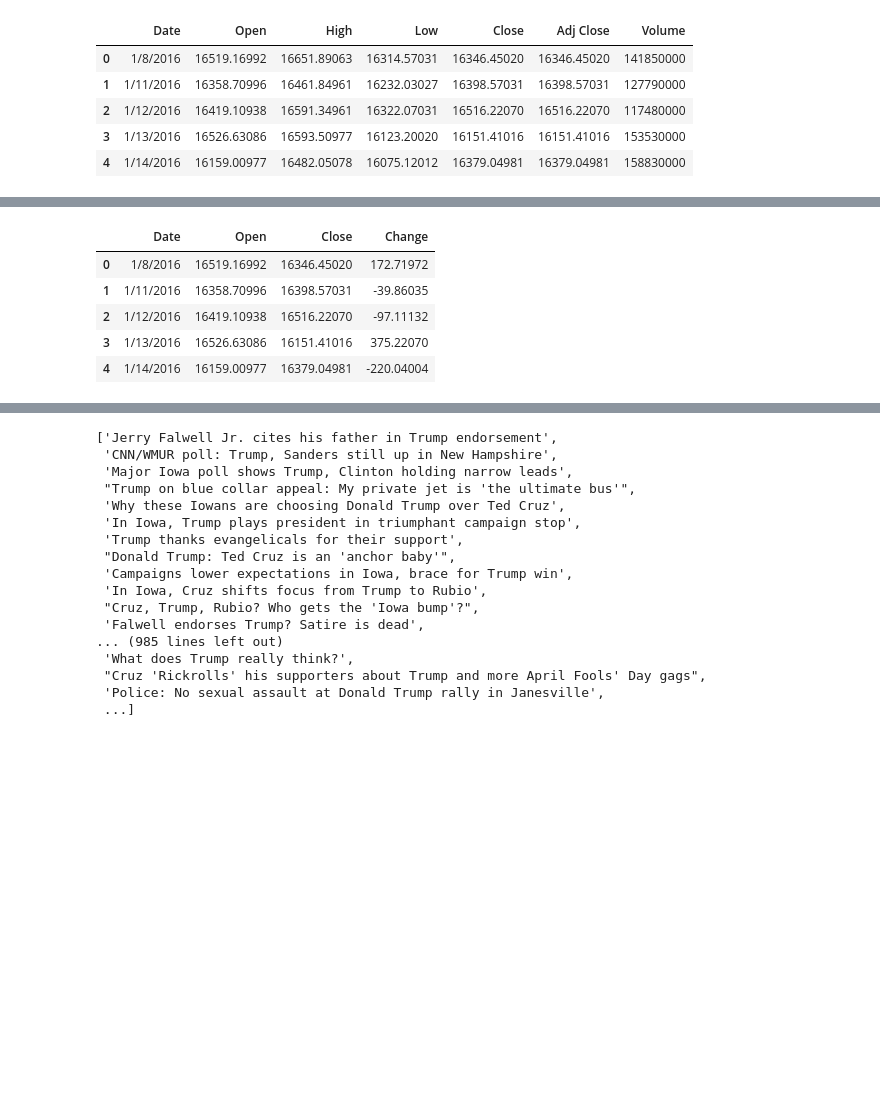
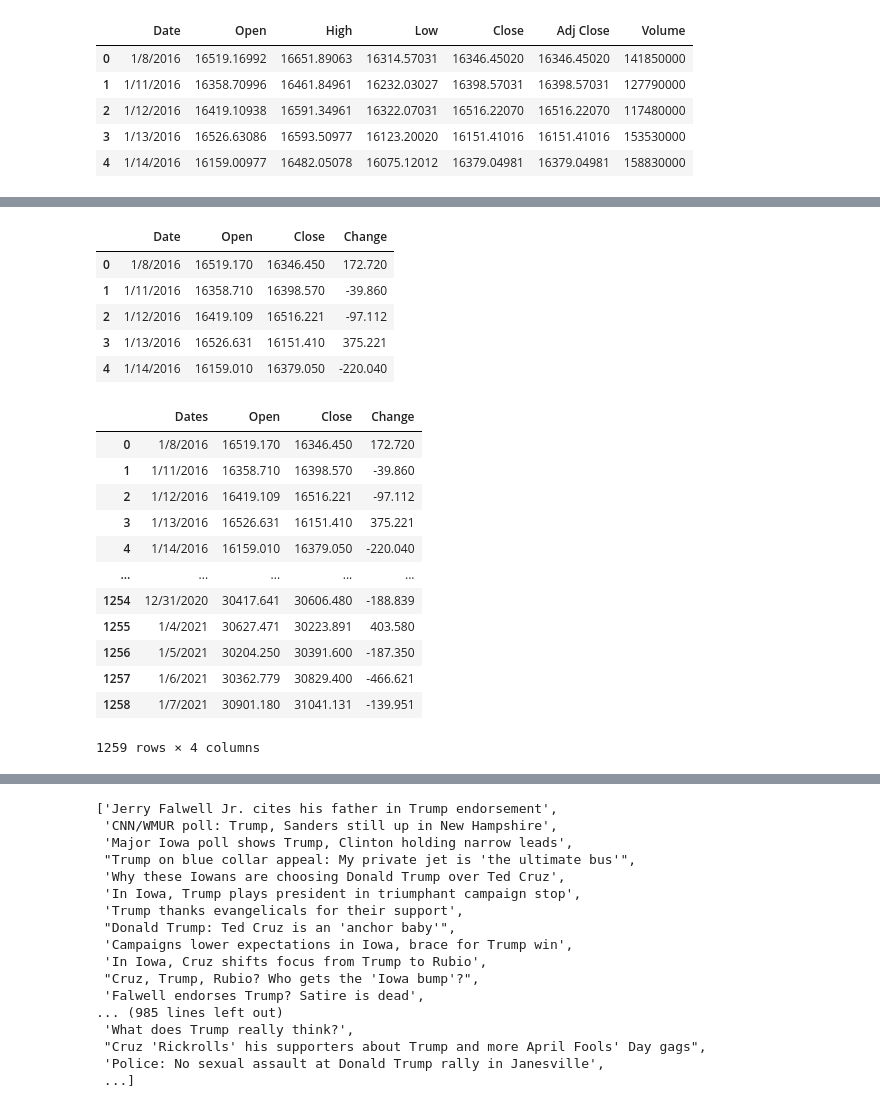
Before and after one commit to Polaris-pixel/ETL-Project, a Jupyter notebook: CNN_Dow.ipynb, the cells around one changed output, grey strips where cells are left out. Saved outputs shown, nothing was run; the diff lists cells and outputs as text; code cells hidden in the pictures; blank space fills up the shorter version.

```diff
--- a/CNN_Dow.ipynb
+++ b/CNN_Dow.ipynb
@@ -32,0 +39,3 @@ new_dow_df.head()
+# %%
+#Round to 3 decimal places
+dow_df = dow_df.round(3)
@@ -33,10 +54,28 @@ new_dow_df.head()
 # %%
+#Calculate the daily change in the index
 new_dow_df['Change'] = new_dow_df['Open'] - new_dow_df['Close']
 new_dow_df.head()
 # %% [output]
 |  | Date | Open | Close | Change |
-| 0 | 1/8/2016 | 16519.16992 | 16346.45020 | 172.71972 |
-| 1 | 1/11/2016 | 16358.70996 | 16398.57031 | -39.86035 |
-| 2 | 1/12/2016 | 16419.10938 | 16516.22070 | -97.11132 |
-| 3 | 1/13/2016 | 16526.63086 | 16151.41016 | 375.22070 |
-| 4 | 1/14/2016 | 16159.00977 | 16379.04981 | -220.04004 |
+| 0 | 1/8/2016 | 16519.170 | 16346.450 | 172.720 |
+| 1 | 1/11/2016 | 16358.710 | 16398.570 | -39.860 |
+| 2 | 1/12/2016 | 16419.109 | 16516.221 | -97.112 |
+| 3 | 1/13/2016 | 16526.631 | 16151.410 | 375.221 |
+| 4 | 1/14/2016 | 16159.010 | 16379.050 | -220.040 |
+# %%
+new_dow_df = new_dow_df.rename(columns={'Date': 'Dates'})
+new_dow_df
+# %% [output]
+|  | Dates | Open | Close | Change |
+| 0 | 1/8/2016 | 16519.170 | 16346.450 | 172.720 |
+| 1 | 1/11/2016 | 16358.710 | 16398.570 | -39.860 |
+| 2 | 1/12/2016 | 16419.109 | 16516.221 | -97.112 |
+| 3 | 1/13/2016 | 16526.631 | 16151.410 | 375.221 |
+| 4 | 1/14/2016 | 16159.010 | 16379.050 | -220.040 |
+| ... | ... | ... | ... | ... |
+| 1254 | 12/31/2020 | 30417.641 | 30606.480 | -188.839 |
+| 1255 | 1/4/2021 | 30627.471 | 30223.891 | 403.580 |
+| 1256 | 1/5/2021 | 30204.250 | 30391.600 | -187.350 |
+| 1257 | 1/6/2021 | 30362.779 | 30829.400 | -466.621 |
+| 1258 | 1/7/2021 | 30901.180 | 31041.131 | -139.951 |
+1259 rows × 4 columns
```
Also changed, not shown: parts of 43 cells of this notebook.
